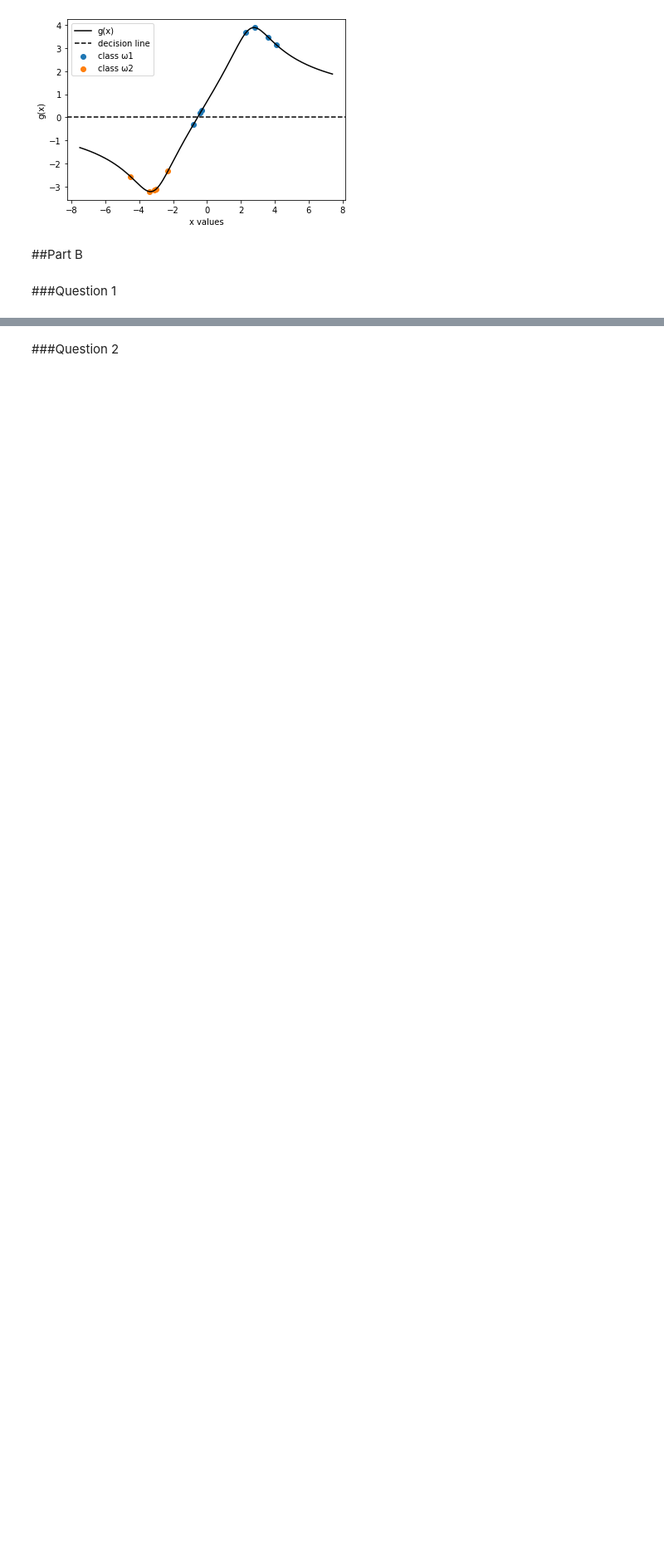
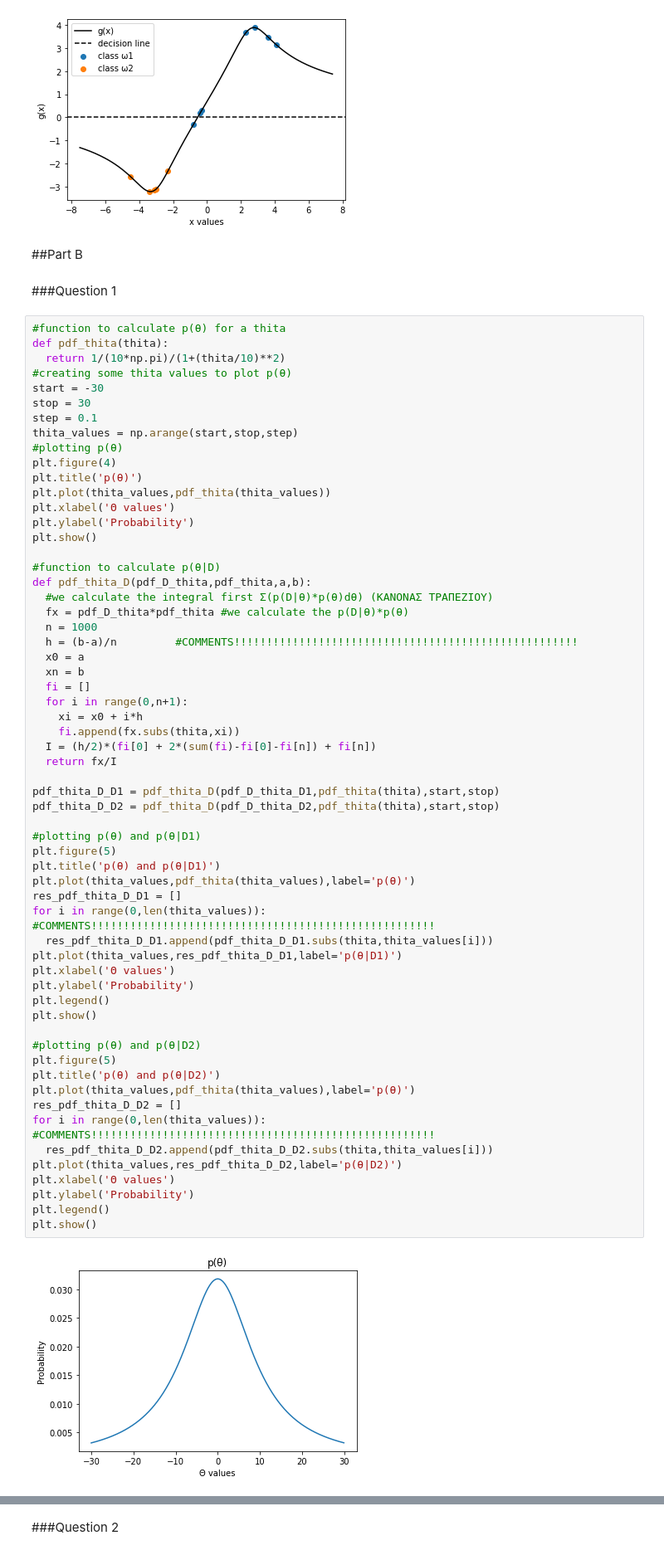
Before and after one commit to tklioupis/Pattern_Recognition_project, a Jupyter notebook: Lioupis_9733_Stavrianidou_9686_Assignment2.ipynb, the cells around one changed output, grey strips where cells are left out. Shown at 83% size. Cells and saved outputs as stored; diff of their text form; blank space fills up the shorter version.

```diff
--- a/Lioupis_9733_Stavrianidou_9686_Assignment2.ipynb
+++ b/Lioupis_9733_Stavrianidou_9686_Assignment2.ipynb
@@ -168,3 +170,65 @@ We observe that...
 ##Part B
 # %% [markdown]
 ###Question 1
+# %%
+#function to calculate p(θ) for a thita
+def pdf_thita(thita):
+  return 1/(10*np.pi)/(1+(thita/10)**2)
+#creating some thita values to plot p(θ)
+start = -30
+stop = 30
+step = 0.1
+thita_values = np.arange(start,stop,step)
+#plotting p(θ)
+plt.figure(4)
+plt.title('p(θ)')
+plt.plot(thita_values,pdf_thita(thita_values))
+plt.xlabel('Θ values')
+plt.ylabel('Probability')
+plt.show()
+
+#function to calculate p(θ|D)
+def pdf_thita_D(pdf_D_thita,pdf_thita,a,b):
+  #we calculate the integral first Σ(p(D|θ)*p(θ)dθ) (ΚΑΝΟΝΑΣ ΤΡΑΠΕΖΙΟΥ)
+  fx = pdf_D_thita*pdf_thita #we calculate the p(D|θ)*p(θ)
+  n = 1000
+  h = (b-a)/n         #COMMENTS!!!!!!!!!!!!!!!!!!!!!!!!!!!!!!!!!!!!!!!!!!!!!!!!!!!!!
+  x0 = a
+  xn = b
+  fi = []
+  for i in range(0,n+1):
+    xi = x0 + i*h
+    fi.append(fx.subs(thita,xi))
+  I = (h/2)*(fi[0] + 2*(sum(fi)-fi[0]-fi[n]) + fi[n])
+  return fx/I
+
+pdf_thita_D_D1 = pdf_thita_D(pdf_D_thita_D1,pdf_thita(thita),start,stop)
+pdf_thita_D_D2 = pdf_thita_D(pdf_D_thita_D2,pdf_thita(thita),start,stop)
+
+#plotting p(θ) and p(θ|D1)
+plt.figure(5)
+plt.title('p(θ) and p(θ|D1)')
+plt.plot(thita_values,pdf_thita(thita_values),label='p(θ)')
+res_pdf_thita_D_D1 = []
+for i in range(0,len(thita_values)):      #COMMENTS!!!!!!!!!!!!!!!!!!!!!!!!!!!!!!!!!!!!!!!!!!!!!!!!!!!!!
+  res_pdf_thita_D_D1.append(pdf_thita_D_D1.subs(thita,thita_values[i]))
+plt.plot(thita_values,res_pdf_thita_D_D1,label='p(θ|D1)')
+plt.xlabel('Θ values')
+plt.ylabel('Probability')
+plt.legend()
+plt.show()
+
+#plotting p(θ) and p(θ|D2)
+plt.figure(5)
+plt.title('p(θ) and p(θ|D2)')
+plt.plot(thita_values,pdf_thita(thita_values),label='p(θ)')
+res_pdf_thita_D_D2 = []
+for i in range(0,len(thita_values)):      #COMMENTS!!!!!!!!!!!!!!!!!!!!!!!!!!!!!!!!!!!!!!!!!!!!!!!!!!!!!
+  res_pdf_thita_D_D2.append(pdf_thita_D_D2.subs(thita,thita_values[i]))
+plt.plot(thita_values,res_pdf_thita_D_D2,label='p(θ|D2)')
+plt.xlabel('Θ values')
+plt.ylabel('Probability')
+plt.legend()
+plt.show()
+# %% [output]
+[figure, added]
```
Also changed, not shown: parts of 4 cells of this notebook.
